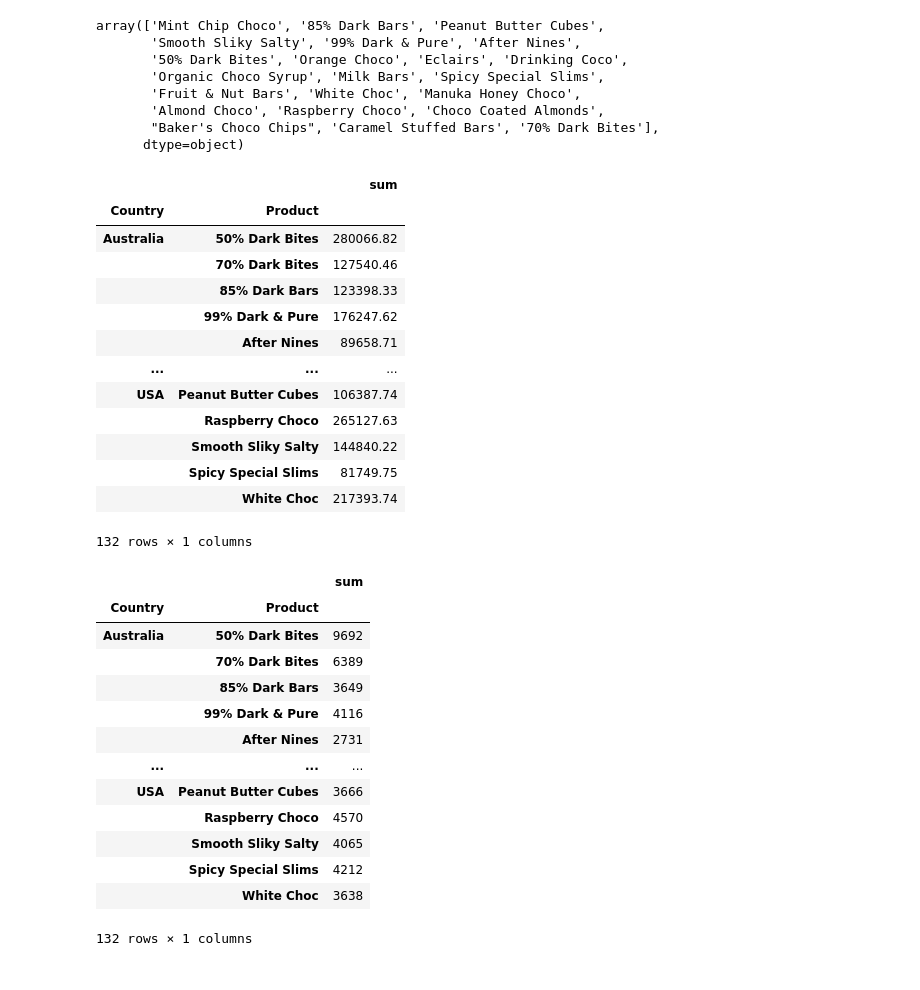
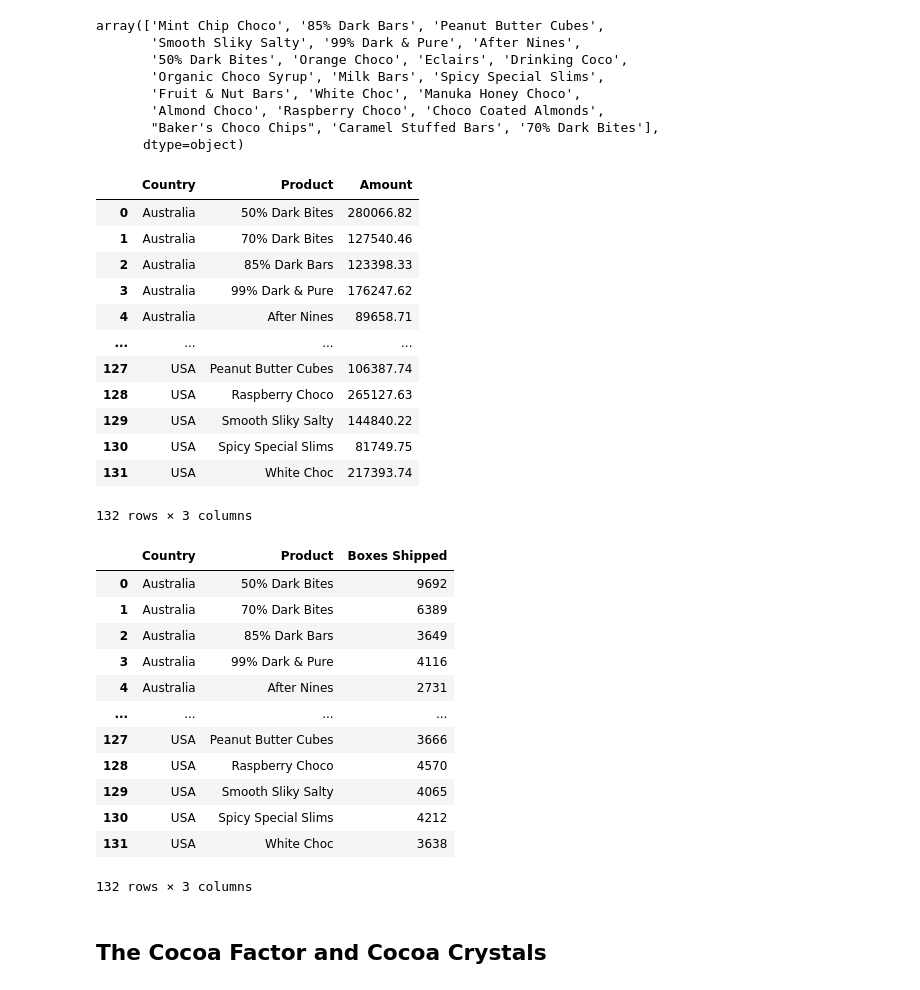
Before and after one commit to Lina060992/Chocolate, a Jupyter notebook: more_questions.ipynb, the cells around one changed output. Drawn from its saved outputs; the diff is of its cells as text; code cells hidden in the pictures.

```diff
--- a/more_questions.ipynb
+++ b/more_questions.ipynb
@@ -526,38 +527,45 @@ array(['Mint Chip Choco', '85% Dark Bars', 'Peanut Butter Cubes',
        "Baker's Choco Chips", 'Caramel Stuffed Bars', '70% Dark Bites'],
       dtype=object)
 # %%
-sales_amount = sales.groupby(['Country', 'Product'])['Amount'].agg(['sum'])
+sales_amount = (
+    sales.groupby(['Country', 'Product'], as_index=False)['Amount']
+         .sum()
+)
 sales_amount
 # %% [output]
-|  |  | sum |
-| Country | Product |  |
-| Australia | 50% Dark Bites | 280066.82 |
-|  | 70% Dark Bites | 127540.46 |
-|  | 85% Dark Bars | 123398.33 |
-|  | 99% Dark & Pure | 176247.62 |
-|  | After Nines | 89658.71 |
-| ... | ... | ... |
-| USA | Peanut Butter Cubes | 106387.74 |
-|  | Raspberry Choco | 265127.63 |
-|  | Smooth Sliky Salty | 144840.22 |
-|  | Spicy Special Slims | 81749.75 |
-|  | White Choc | 217393.74 |
+|  | Country | Product | Amount |
+| 0 | Australia | 50% Dark Bites | 280066.82 |
+| 1 | Australia | 70% Dark Bites | 127540.46 |
+| 2 | Australia | 85% Dark Bars | 123398.33 |
+| 3 | Australia | 99% Dark & Pure | 176247.62 |
+| 4 | Australia | After Nines | 89658.71 |
+| ... | ... | ... | ... |
+| 127 | USA | Peanut Butter Cubes | 106387.74 |
+| 128 | USA | Raspberry Choco | 265127.63 |
+| 129 | USA | Smooth Sliky Salty | 144840.22 |
+| 130 | USA | Spicy Special Slims | 81749.75 |
+| 131 | USA | White Choc | 217393.74 |
-132 rows × 1 columns
+132 rows × 3 columns
 # %%
-sales_box = sales.groupby(['Country', 'Product'])['Boxes Shipped'].agg(['sum'])
+sales_box = (
+    sales.groupby(['Country', 'Product'], as_index=False)['Boxes Shipped']
+         .sum()
+)
+
 sales_box
 # %% [output]
-|  |  | sum |
-| Country | Product |  |
-| Australia | 50% Dark Bites | 9692 |
-|  | 70% Dark Bites | 6389 |
-|  | 85% Dark Bars | 3649 |
-|  | 99% Dark & Pure | 4116 |
-|  | After Nines | 2731 |
-| ... | ... | ... |
-| USA | Peanut Butter Cubes | 3666 |
-|  | Raspberry Choco | 4570 |
-|  | Smooth Sliky Salty | 4065 |
-|  | Spicy Special Slims | 4212 |
-|  | White Choc | 3638 |
+|  | Country | Product | Boxes Shipped |
+| 0 | Australia | 50% Dark Bites | 9692 |
+| 1 | Australia | 70% Dark Bites | 6389 |
+| 2 | Australia | 85% Dark Bars | 3649 |
+| 3 | Australia | 99% Dark & Pure | 4116 |
+| 4 | Australia | After Nines | 2731 |
+| ... | ... | ... | ... |
+| 127 | USA | Peanut Butter Cubes | 3666 |
+| 128 | USA | Raspberry Choco | 4570 |
+| 129 | USA | Smooth Sliky Salty | 4065 |
+| 130 | USA | Spicy Special Slims | 4212 |
+| 131 | USA | White Choc | 3638 |
-132 rows × 1 columns
+132 rows × 3 columns
+# %% [markdown]
+## The Cocoa Factor and Cocoa Crystals
```
Also changed, not shown: parts of 8 cells of this notebook.
